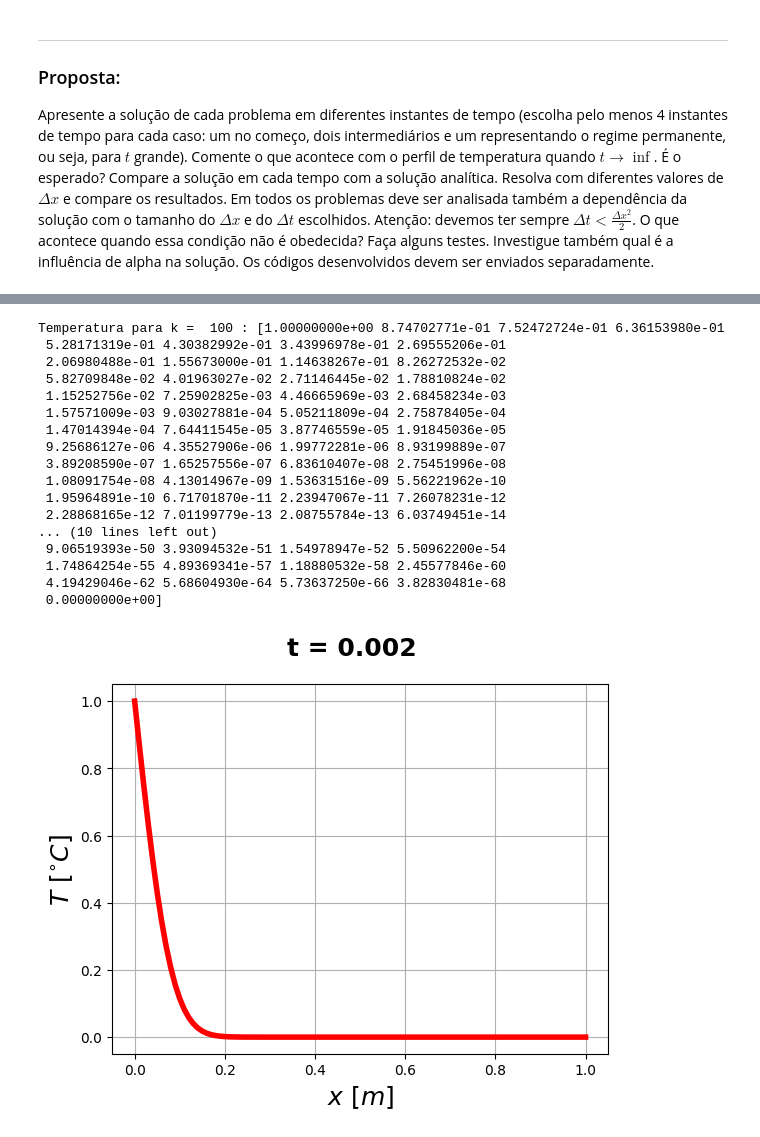
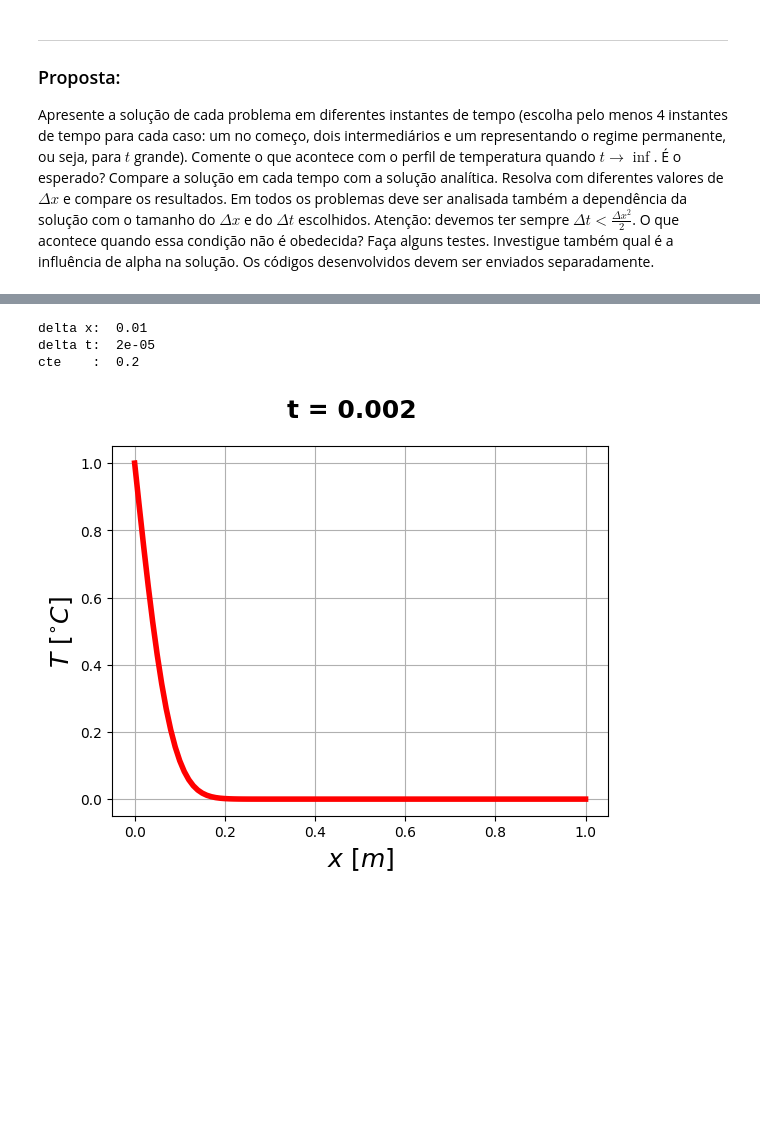
Before and after one commit to Henrique-Z/TCM-Trabalho-Final, a Jupyter notebook: trab-num.ipynb, the cells around one changed output, grey strips where cells are left out. Cells and saved outputs as stored; diff of their text form; code cells hidden in the pictures; blank space fills up the shorter version.

```diff
--- a/trab-num.ipynb
+++ b/trab-num.ipynb
@@ -139,48 +141,32 @@ Temperatura para k =  100 : [0.         0.12529723 0.24752728 0.36384602 0.47182
-# %%
-# temperatura para o instante inicial
-Temp = np.zeros(N + 1, float)    # T(x,0) = 0 e T(L,t) = 0
-Temp[0] = 1                     # T(0,t) = 1
-Temp_nova = np.copy(Temp)
-
-for k in range(1, k_final + 1):
-    for i in range(1, N):
-        Temp_nova[i] = Temp[i] + (delta_t/(delta_x*delta_x) ) * (Temp[i+1] - 2.0*Temp[i] + Temp[i-1])
-    Temp = np.copy(Temp_nova)
-
-print('Temperatura para k = ', k, ':', Temp)
-
-# tempo atual, usado no título do gráfico:
-t = k * delta_t
-
-fig = plt.figure()
-fig.suptitle('t = %.3f'%t, fontsize = 18, fontweight = 'bold')
-
-graphic_2 = fig.add_subplot()
-graphic_2.grid(True)
-
-graphic_2.set_ylabel('$T$ $[^{\circ}C]$', fontsize = 18)
-graphic_2.set_xlabel('$x$ $[m]$', fontsize = 18)
-
-plt.plot(x, Temp, '-r', lw = 4)
-plt.savefig('figura-2.pdf', format ='pdf', dpi = 1200, bbox_inches = 'tight')
-# %% [output]
-Temperatura para k =  100 : [1.00000000e+00 8.74702771e-01 7.52472724e-01 6.36153980e-01
- 5.28171319e-01 4.30382992e-01 3.43996978e-01 2.69555206e-01
- 2.06980488e-01 1.55673000e-01 1.14638267e-01 8.26272532e-02
- 5.82709848e-02 4.01963027e-02 2.71146445e-02 1.78810824e-02
- 1.15252756e-02 7.25902825e-03 4.46665969e-03 2.68458234e-03
- 1.57571009e-03 9.03027881e-04 5.05211809e-04 2.75878405e-04
- 1.47014394e-04 7.64411545e-05 3.87746559e-05 1.91845036e-05
- 9.25686127e-06 4.35527906e-06 1.99772281e-06 8.93199889e-07
- 3.89208590e-07 1.65257556e-07 6.83610407e-08 2.75451996e-08
- 1.08091754e-08 4.13014967e-09 1.53631516e-09 5.56221962e-10
- 1.95964891e-10 6.71701870e-11 2.23947067e-11 7.26078231e-12
- 2.28868165e-12 7.01199779e-13 2.08755784e-13 6.03749451e-14
-... (10 lines left out)
- 9.06519393e-50 3.93094532e-51 1.54978947e-52 5.50962200e-54
- 1.74864254e-55 4.89369341e-57 1.18880532e-58 2.45577846e-60
- 4.19429046e-62 5.68604930e-64 5.73637250e-66 3.82830481e-68
- 0.00000000e+00]
-[figure, removed]
+# %%
+class Bar(AbstractPlate):
+
+    def set_inicial_cond(self, Temp_i0, Temp_il) -> None:
+        N = self.divisions
+
+        # impondo as condições de contorno:
+        #                                     T(x,0) = 0
+        self.temps[0] = Temp_i0             # T(0,t) = 1
+        self.temps[N] = Temp_il             # T(L,t) = 0
+
+# condições de contorno:
+boundaries = {
+    "Temp_i0" : "1",
+    "Temp_il" : "0"
+}
+
+sec_bar = Bar()
+sec_bar.set_inicial_cond(**boundaries)
+sec_bar.change_temp(100)
+sec_bar.show()
+
+print("delta x: ", sec_bar.delta_x,
+    "\ndelta t: ", sec_bar.delta_t,
+    "\ncte    : ", sec_bar.cte)
+# %% [output]
+delta x:  0.01
+delta t:  2e-05
+cte    :  0.2
+[figure, added]
 # %% [markdown]
 ***
```
Also changed, not shown: parts of 13 cells of this notebook.
